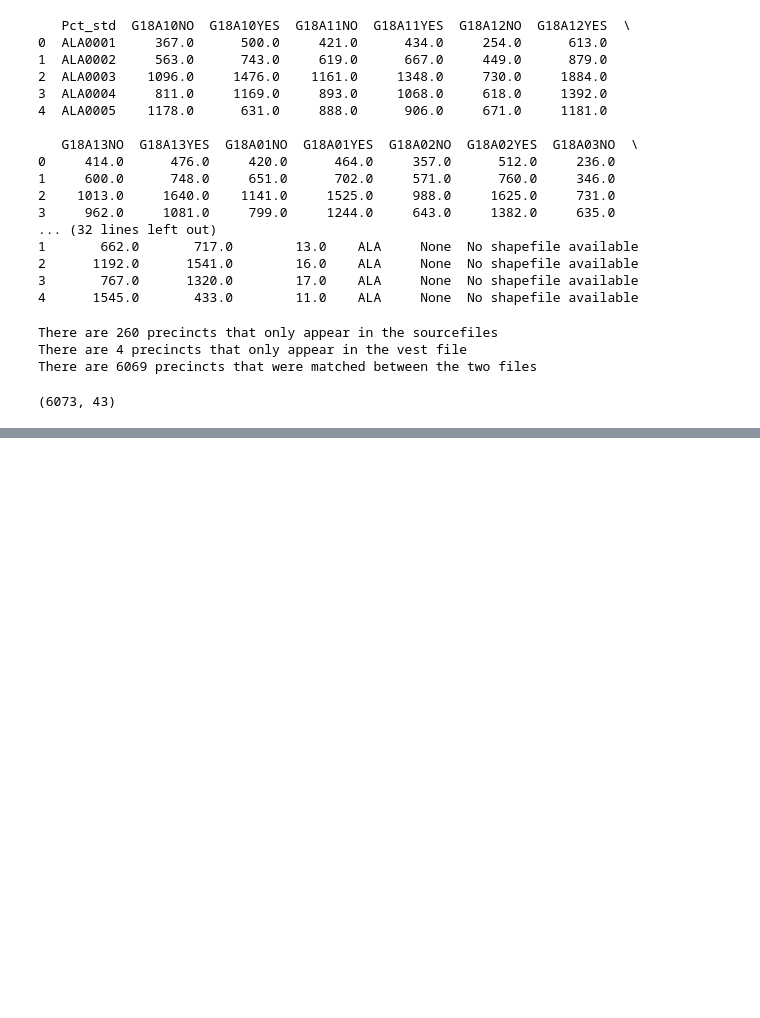
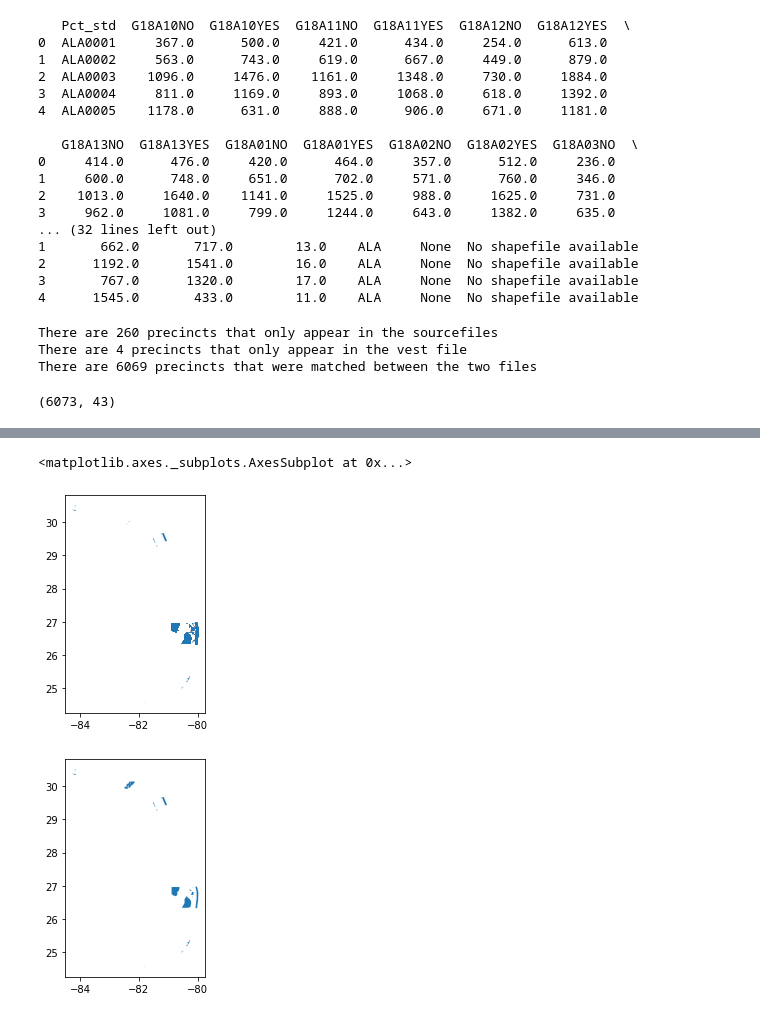
Before and after one commit to nonpartisan-redistricting-datahub/pdv-fl, a Jupyter notebook: VEST_FL_18_replication.ipynb, the cells around one changed output, grey strips where cells are left out. Saved outputs shown, nothing was run; the diff lists cells and outputs as text; code cells hidden in the pictures; blank space fills up the shorter version.

```diff
--- a/VEST_FL_18_replication.ipynb
+++ b/VEST_FL_18_replication.ipynb
@@ -1138,0 +1113,8 @@ print(matched_data[matched_data["Pct_std"]=="DAD0011"])
+# %%
+second_check_left = merged_data_everything[(merged_data_everything["main_merge"]=="both") & (merged_data_everything["_merge"]=="right_only")]['geometry_x']
+second_check_right = merged_data_everything[(merged_data_everything["main_merge"]=="both") & (merged_data_everything["_merge"]=="right_only")]['geometry_y']
+
+pdv_shapes_just_shapes = gp.GeoDataFrame(second_check_left, geometry='geometry_x')
+vest_shapes_just_shapes = gp.GeoDataFrame(second_check_right, geometry='geometry_y')
+
+pdv_shapes_just_shapes.crs = vest_shapes_just_shapes.crs
@@ -1138,0 +1165,7 @@ print(matched_data[matched_data["Pct_std"]=="DAD0011"])
+# %%
+pdv_shapes_just_shapes.plot()
+vest_shapes_just_shapes.plot()
+# %% [output]
+<matplotlib.axes._subplots.AxesSubplot at 0x...>
+[figure, added]
+[figure, added]
```
Also changed, not shown: parts of 85 cells of this notebook.
